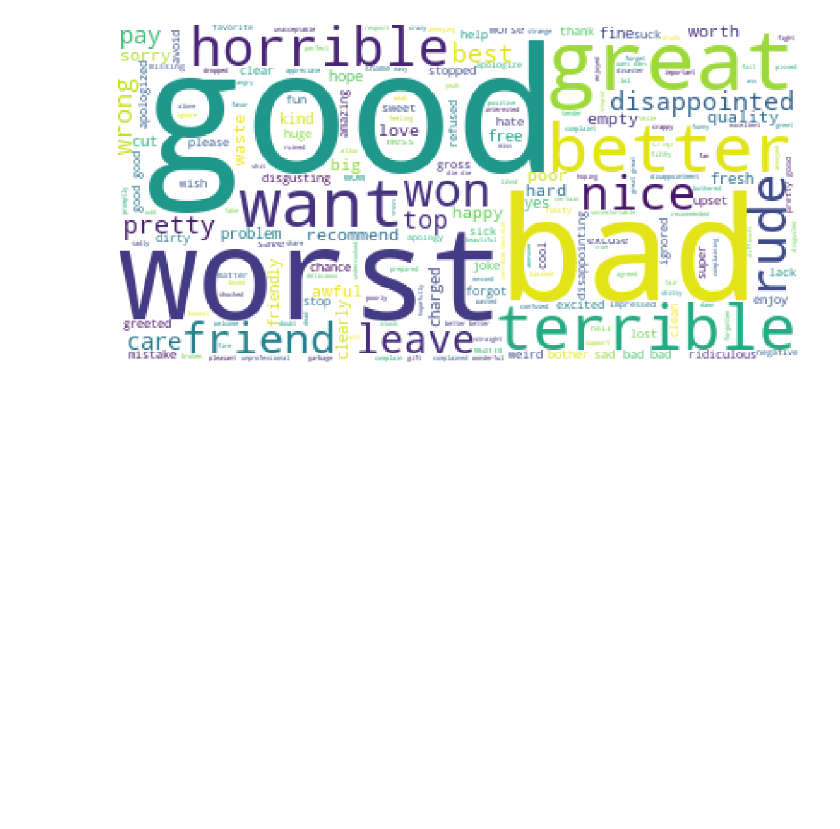
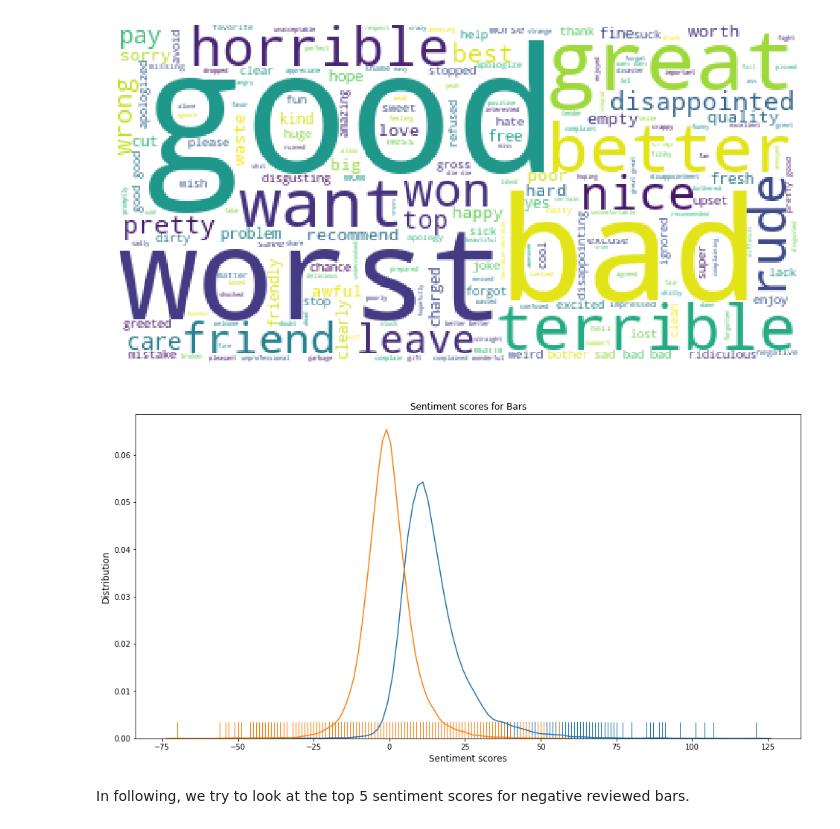
Before and after one commit to chandra1sekar/yelp-reviews, a Jupyter notebook: yelp_review_classification.ipynb, the cells around one changed output. Cells and saved outputs as stored; diff of their text form; code cells hidden in the pictures; blank space fills up the shorter version.

Commit message:
Add example of negative reviews with high sentiment scores (#12)

```diff
--- a/yelp_review_classification.ipynb
+++ b/yelp_review_classification.ipynb
@@ -707,14 +707,20 @@ generate_wordcloud(negative)
 In the following, we analyze the sentiment of the review using AFINN sentiment analysis Python package, which is wordlist-based approach for sentiment analysis.
 # %%
 from afinn import Afinn
+
+
+def negative_phases_preprocessor(s):
+    s = re.sub(r"don't like", "dislike", s)
+    return s
 
 def get_sentiments(data):
     scores = np.empty(data.shape[0])
     words = np.empty(data.shape[0], dtype=object)
     afinn = Afinn()
     for i in range(data.shape[0]):
-        scores[i] = afinn.score(data[i])
-        words[i] = ' '.join(word for word in afinn.find_all(data[i]))
+        updated_data = negative_phases_preprocessor(data[i])
+        scores[i] = afinn.score(updated_data)
+        words[i] = ' '.join(word for word in afinn.find_all(updated_data))
     return scores, words
 # %%
 start_time=time.time()
@@ -798,3 +804,15 @@ generate_wordcloud(" ".join(bars_sentiments_words[bar_train_labels == 1]))
 generate_wordcloud(" ".join(bars_sentiments_words[bar_train_labels == 0]))
 # %% [output]
 [figure]
+# %%
+plt.figure(figsize=(16,8))
+sns.distplot(bars_sentiments_scores[bar_train_labels == 1], hist=False, rug=True)
+sns.distplot(bars_sentiments_scores[bar_train_labels == 0], hist=False, rug=True)
+plt.ylabel('Distribution', fontsize=12)
+plt.xlabel('Sentiment scores', fontsize=12)
+plt.title("Sentiment scores for Bars")
+plt.show()
+# %% [output]
+[figure, added]
+# %% [markdown]
+In following, we try to look at the top 5 sentiment scores for negative reviewed bars.
```
Also changed, not shown: parts of 3 cells of this notebook.
